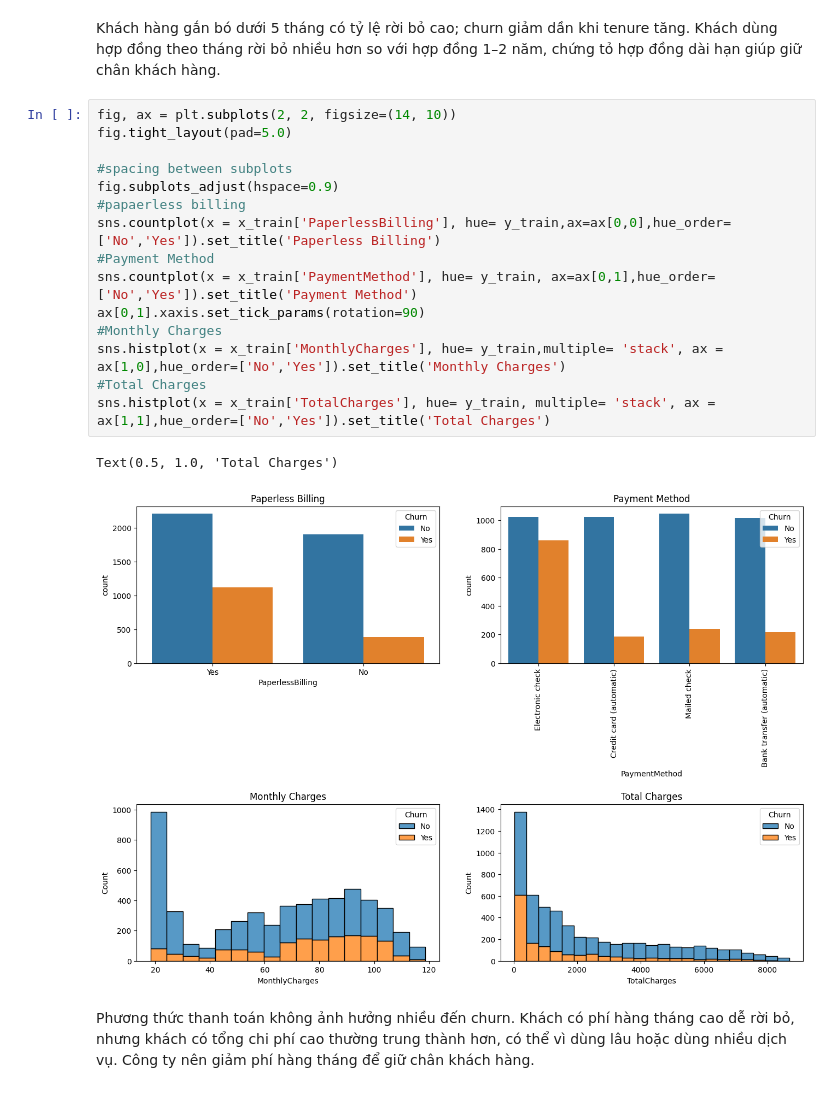
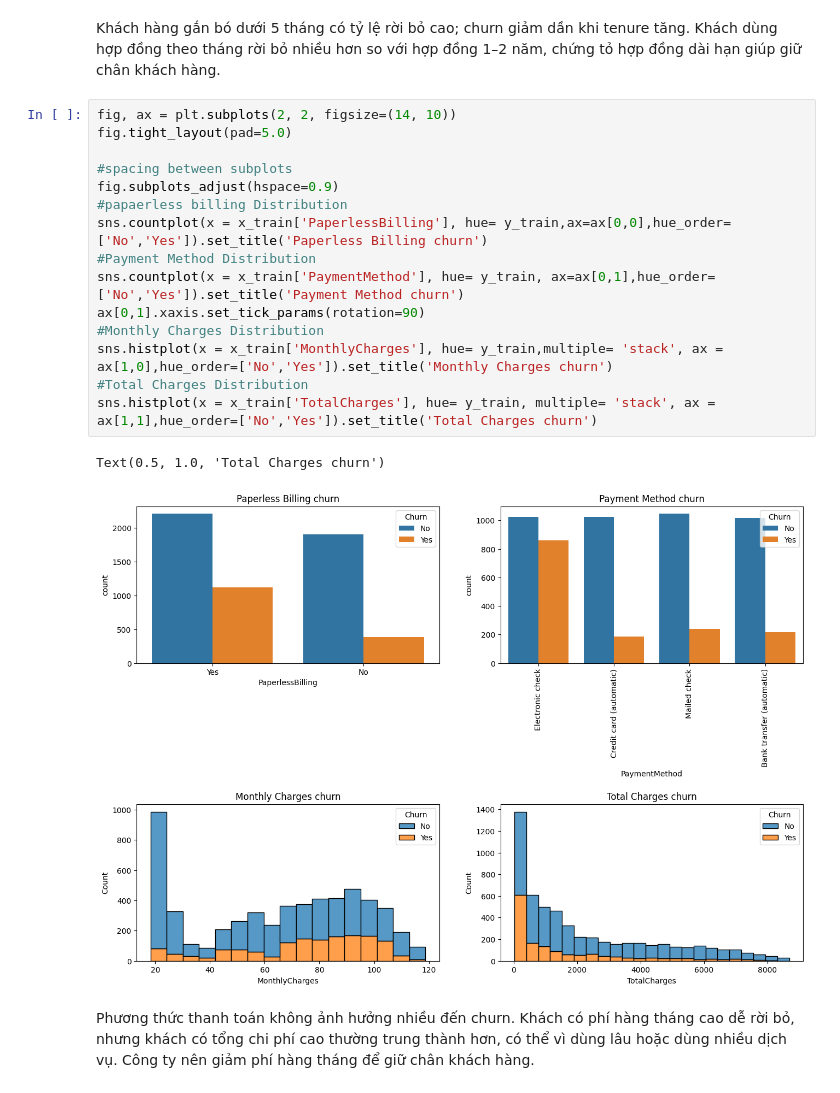
Before and after one commit to Phat-ops/custumers_churn, a Jupyter notebook: predict_custumer_churn.ipynb, the cells around one changed output. Cells and saved outputs as stored; diff of their text form.

```diff
--- a/predict_custumer_churn.ipynb
+++ b/predict_custumer_churn.ipynb
@@ -358,21 +360,21 @@ Khách hàng gắn bó dưới 5 tháng có tỷ lệ rời bỏ cao; churn gi
 # %%
 fig, ax = plt.subplots(2, 2, figsize=(14, 10))
 fig.tight_layout(pad=5.0)
 
 #spacing between subplots
 fig.subplots_adjust(hspace=0.9)
-#papaerless billing
-sns.countplot(x = x_train['PaperlessBilling'], hue= y_train,ax=ax[0,0],hue_order=['No','Yes']).set_title('Paperless Billing')
-#Payment Method
-sns.countplot(x = x_train['PaymentMethod'], hue= y_train, ax=ax[0,1],hue_order=['No','Yes']).set_title('Payment Method')
+#papaerless billing Distribution
+sns.countplot(x = x_train['PaperlessBilling'], hue= y_train,ax=ax[0,0],hue_order=['No','Yes']).set_title('Paperless Billing churn')
+#Payment Method Distribution
+sns.countplot(x = x_train['PaymentMethod'], hue= y_train, ax=ax[0,1],hue_order=['No','Yes']).set_title('Payment Method churn')
 ax[0,1].xaxis.set_tick_params(rotation=90)
-#Monthly Charges
-sns.histplot(x = x_train['MonthlyCharges'], hue= y_train,multiple= 'stack', ax = ax[1,0],hue_order=['No','Yes']).set_title('Monthly Charges')
-#Total Charges
-sns.histplot(x = x_train['TotalCharges'], hue= y_train, multiple= 'stack', ax = ax[1,1],hue_order=['No','Yes']).set_title('Total Charges')
+#Monthly Charges Distribution
+sns.histplot(x = x_train['MonthlyCharges'], hue= y_train,multiple= 'stack', ax = ax[1,0],hue_order=['No','Yes']).set_title('Monthly Charges churn')
+#Total Charges Distribution
+sns.histplot(x = x_train['TotalCharges'], hue= y_train, multiple= 'stack', ax = ax[1,1],hue_order=['No','Yes']).set_title('Total Charges churn')
 # %% [output]
-Text(0.5, 1.0, 'Total Charges')
+Text(0.5, 1.0, 'Total Charges churn')
-[figure, old version]
+[figure, new version]
 # %% [markdown]
 Phương thức thanh toán không ảnh hưởng nhiều đến churn. Khách có phí hàng tháng cao dễ rời bỏ, nhưng khách có tổng chi phí cao thường trung thành hơn, có thể vì dùng lâu hoặc dùng nhiều dịch vụ. Công ty nên giảm phí hàng tháng để giữ chân khách hàng.
 # %% [markdown]
```
Also changed, not shown: parts of 20 cells of this notebook, 4 other files.
